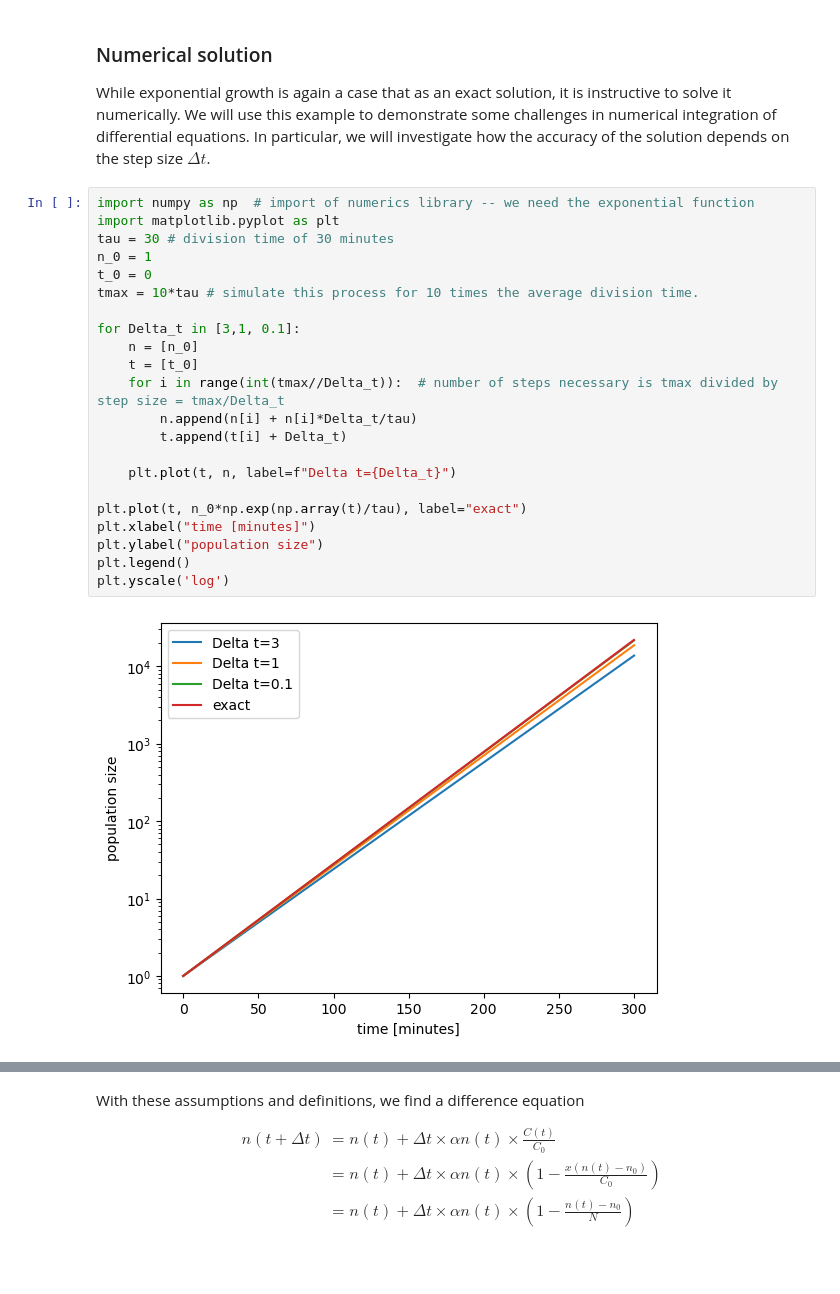
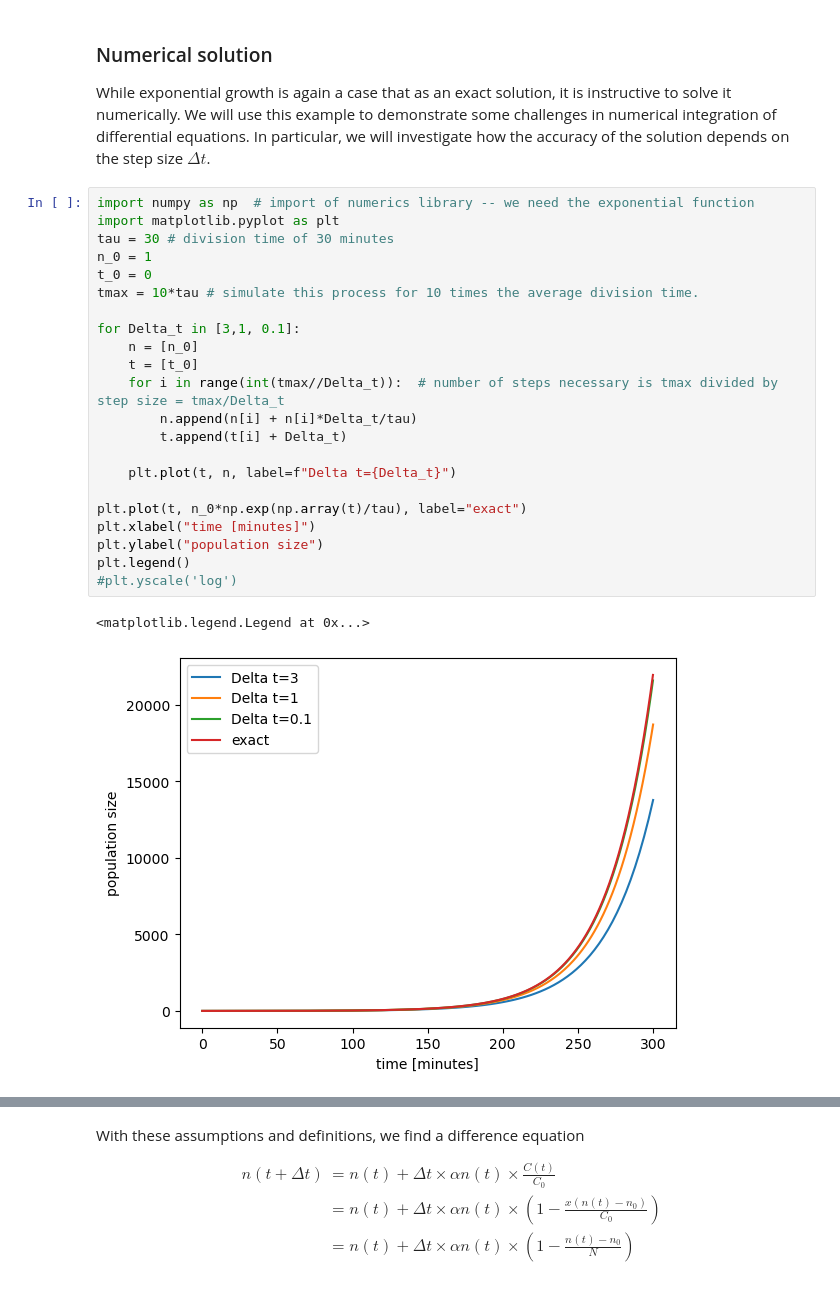
Before and after one commit to neherlab/PoL1-course-materials, a Jupyter notebook: notebooks/lecture02b_Growth.ipynb, the cells around one changed output, grey strips where cells are left out. Drawn from its saved outputs; the diff is of its cells as text.

```diff
--- a/notebooks/lecture02b_Growth.ipynb
+++ b/notebooks/lecture02b_Growth.ipynb
@@ -35,27 +35,28 @@ In particular, we will investigate how the accuracy of the solution depends on t
 # %%
 import numpy as np  # import of numerics library -- we need the exponential function
 import matplotlib.pyplot as plt
 tau = 30 # division time of 30 minutes
 n_0 = 1
 t_0 = 0
 tmax = 10*tau # simulate this process for 10 times the average division time.
 
 for Delta_t in [3,1, 0.1]:
     n = [n_0]
     t = [t_0]
     for i in range(int(tmax//Delta_t)):  # number of steps necessary is tmax divided by step size = tmax/Delta_t
         n.append(n[i] + n[i]*Delta_t/tau)
         t.append(t[i] + Delta_t)
 
     plt.plot(t, n, label=f"Delta t={Delta_t}")
 
 plt.plot(t, n_0*np.exp(np.array(t)/tau), label="exact")
 plt.xlabel("time [minutes]")
 plt.ylabel("population size")
 plt.legend()
-plt.yscale('log')
+#plt.yscale('log')
 # %% [output]
+<matplotlib.legend.Legend at 0x...>
-[figure, old version]
+[figure, new version]
 # %% [markdown]
 # Accuracy depends on step size
 As we saw above, the accuracy of the solution depends quite critically on the step size `Delta t`. The problem is that at every step, we slightly undershoot since the curve continues to bend upwards:
```
Also changed, not shown: 5 other files.
